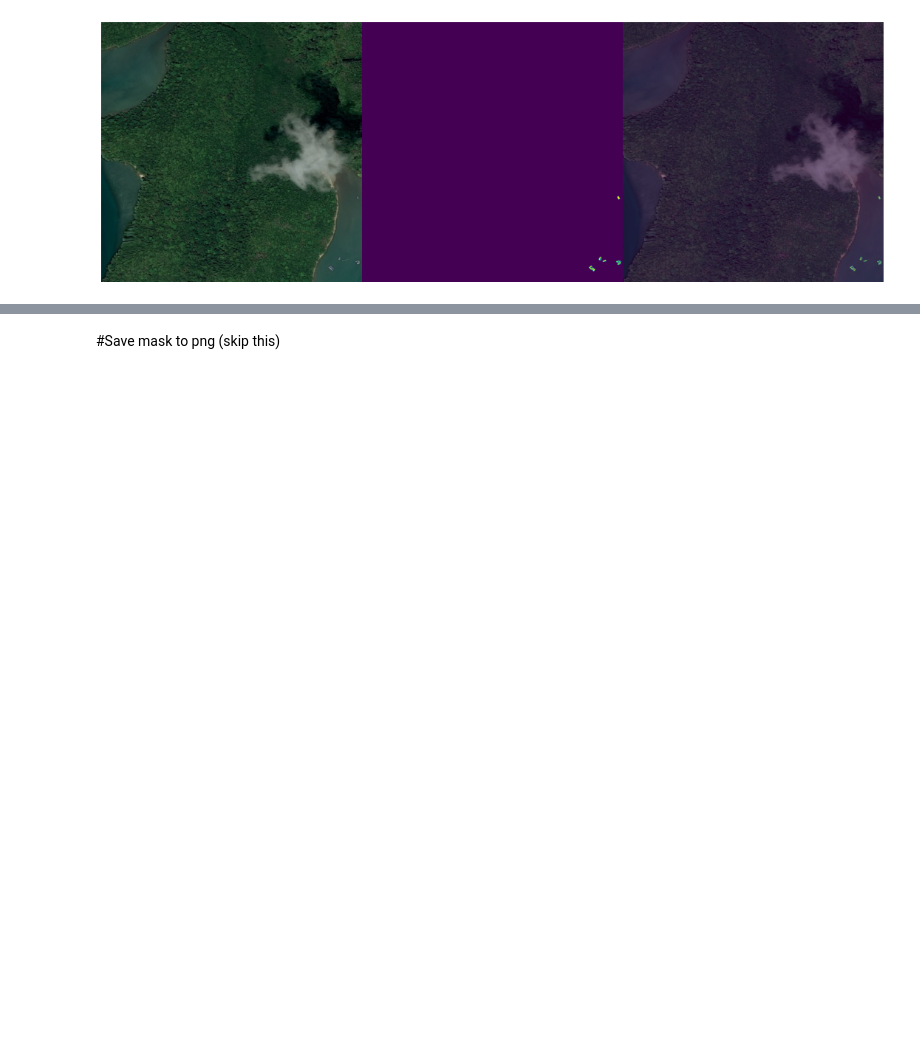
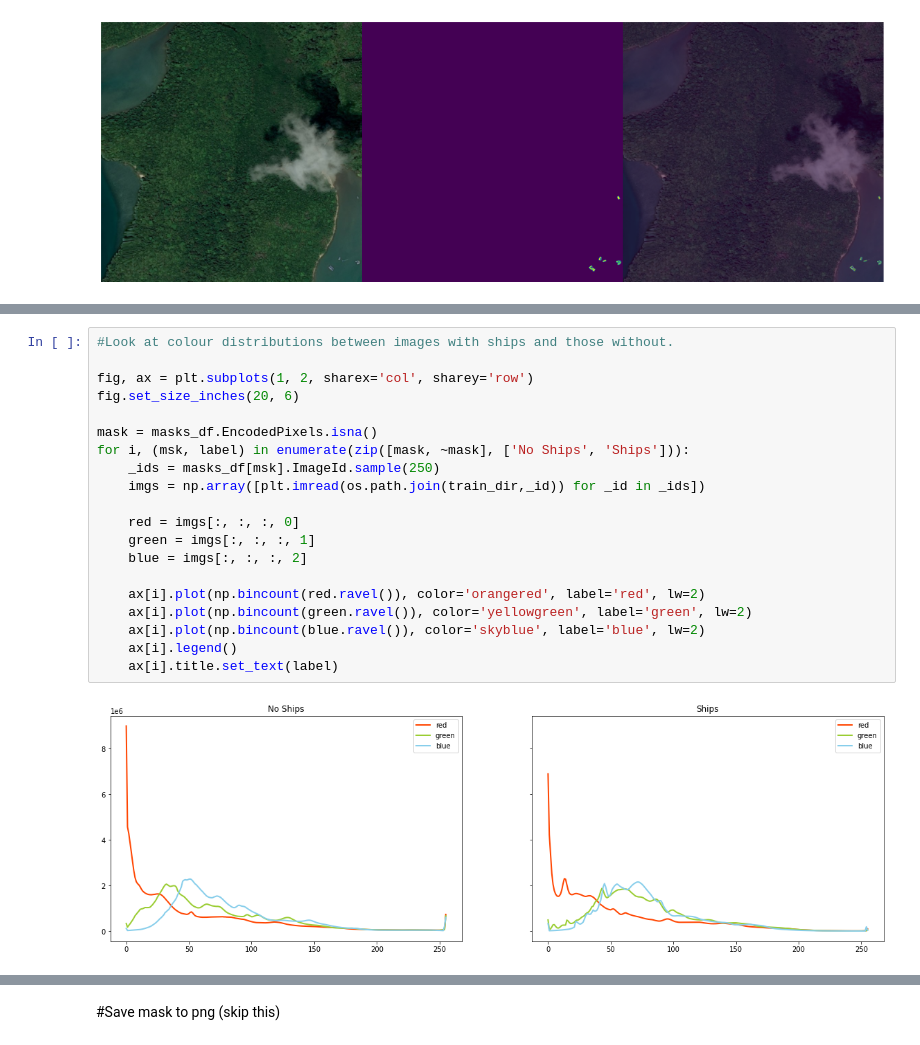
Before and after one commit to odessitua/airbus-ship-detection, a Jupyter notebook: Kaggle_airbus_ship_detection.ipynb, the cells around one changed output, grey strips where cells are left out. Saved outputs shown, nothing was run; the diff lists cells and outputs as text; blank space fills up the shorter version.

```diff
--- a/Kaggle_airbus_ship_detection.ipynb
+++ b/Kaggle_airbus_ship_detection.ipynb
@@ -170,0 +211,22 @@ plt.show()
+# %%
+#Look at colour distributions between images with ships and those without.
+
+fig, ax = plt.subplots(1, 2, sharex='col', sharey='row')
+fig.set_size_inches(20, 6)
+
+mask = masks_df.EncodedPixels.isna()
+for i, (msk, label) in enumerate(zip([mask, ~mask], ['No Ships', 'Ships'])):
+    _ids = masks_df[msk].ImageId.sample(250)
+    imgs = np.array([plt.imread(os.path.join(train_dir,_id)) for _id in _ids])
+
+    red = imgs[:, :, :, 0]
+    green = imgs[:, :, :, 1]
+    blue = imgs[:, :, :, 2]
+
+    ax[i].plot(np.bincount(red.ravel()), color='orangered', label='red', lw=2)
+    ax[i].plot(np.bincount(green.ravel()), color='yellowgreen', label='green', lw=2)
+    ax[i].plot(np.bincount(blue.ravel()), color='skyblue', label='blue', lw=2)
+    ax[i].legend()
+    ax[i].title.set_text(label)
+# %% [output]
+[figure, added]
```
Also changed, not shown: parts of 13 cells of this notebook.
